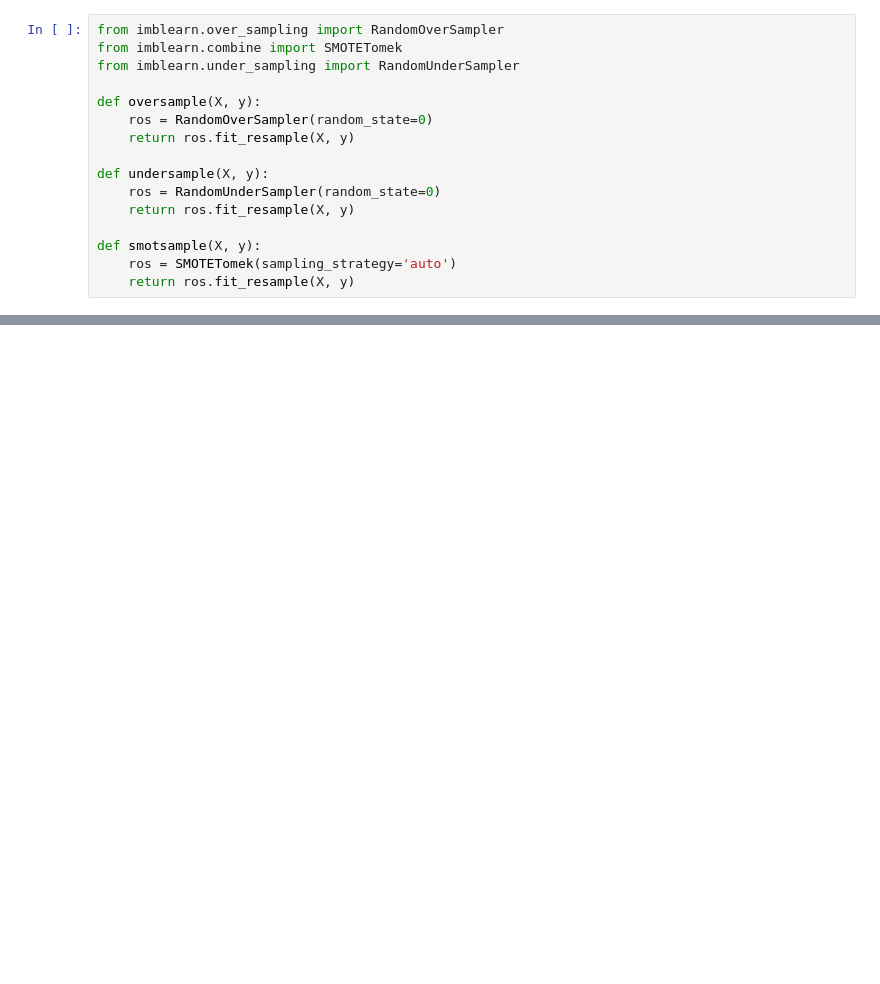
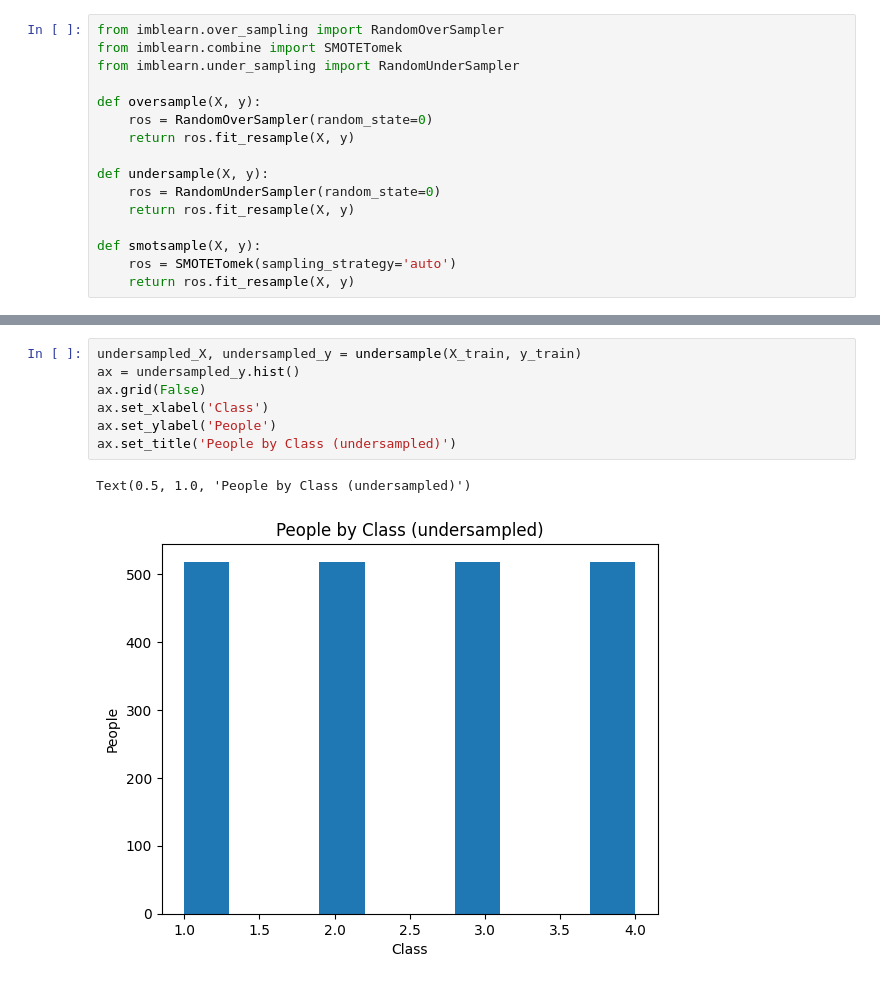
Before and after one commit to uku20/mlp, a Jupyter notebook: notebooks/ensemble.ipynb, the cells around one changed output, grey strips where cells are left out. Saved outputs shown, nothing was run; the diff lists cells and outputs as text; blank space fills up the shorter version.

```diff
--- a/notebooks/ensemble.ipynb
+++ b/notebooks/ensemble.ipynb
@@ -349,0 +285,10 @@ def hetrogeneous_ensemble_with_cnn(ada_boost_model, gradient_boost_model, xgb_mo
+# %%
+undersampled_X, undersampled_y = undersample(X_train, y_train)
+ax = undersampled_y.hist()
+ax.grid(False)
+ax.set_xlabel('Class')
+ax.set_ylabel('People')
+ax.set_title('People by Class (undersampled)')
+# %% [output]
+Text(0.5, 1.0, 'People by Class (undersampled)')
+[figure, added]
```
Also changed, not shown: parts of 72 cells of this notebook, 3 other files.
